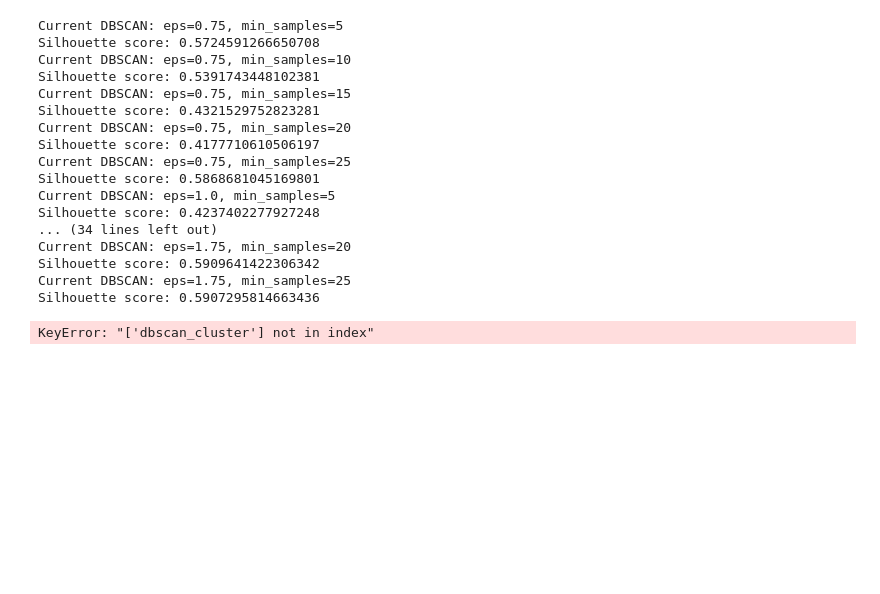
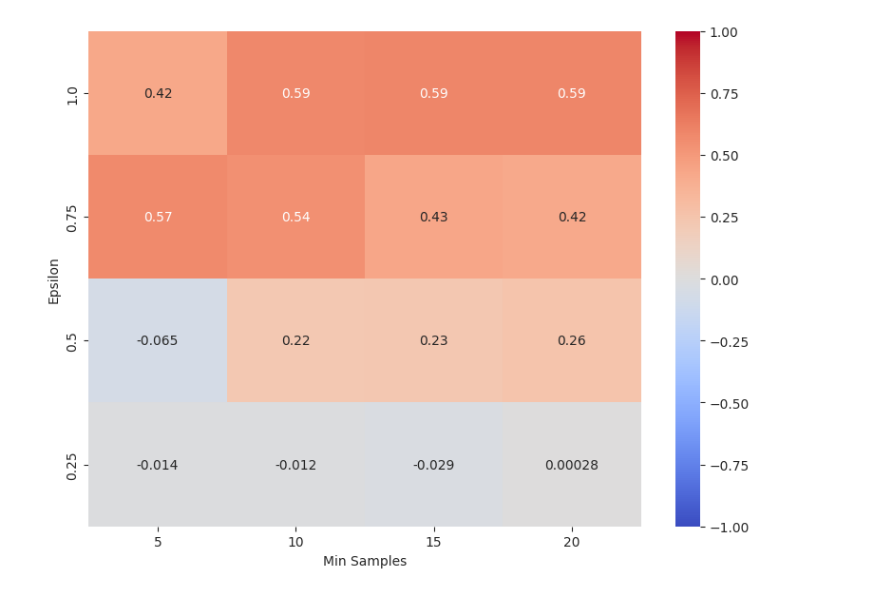
Before and after one commit to vicmcl/e-commerce, a Jupyter notebook: notebook_essais.ipynb, the cells around one changed output. Cells and saved outputs as stored; diff of their text form; code cells hidden in the pictures; blank space fills up the shorter version.

```diff
--- a/notebook_essais.ipynb
+++ b/notebook_essais.ipynb
@@ -80,58 +146,20 @@ with open(drive_project_dir / f'k_means_{k}.pkl', 'wb') as f:
 # %%
 # DBSCAN clustering
 param_grid = {
-    'eps': [0.75, 1.0, 1.25, 1.5, 1.75],
-    'min_samples': [5, 10, 15, 20, 25]
+    'eps': [0.25, 0.5, 0.75, 1.0],
+    'min_samples': [5, 10, 15, 20]
 }
 
-scores = dict()
-models_dbscan = dict()
+models_dbscan = dict()  # Dict to keep track of all the DBSCAN models
+scores = dict()         # Dict to keep track of all the silhouette scores
 
-for (eps, min_samples) in list(product(
-    param_grid['eps'],
-    param_grid['min_samples']
-)):
-    print(f'Current DBSCAN: eps={eps}, min_samples={min_samples}')
-    dbscan = DBSCAN(
-        eps=eps,
-        min_samples=min_samples,
-        n_jobs=-1
-    )
+for (eps, min_samples) in list(product(param_grid['eps'], param_grid['min_samples'])):
+    # Initialize the DBSCAN model with the current set of params
+    dbscan = DBSCAN(eps=eps, min_samples=min_samples, n_jobs=-1)
+
+    # Create the clusters and calculate the corresponding silhouette score
     df[f'dbscan_eps_{eps}_ms_{min_samples}'] = dbscan.fit_predict(features)
-    score = silhouette_score(
-        features,
-        df[f'dbscan_eps_{eps}_ms_{min_samples}']
-    )
-    print(f'Silhouette score: {score}')
+    score = silhouette_score(features, df[f'dbscan_eps_{eps}_ms_{min_samples}'])
+
     scores[(eps, min_samples)] = score
     models_dbscan[(eps, min_samples)] = dbscan
-# %% [output]
-Current DBSCAN: eps=0.75, min_samples=5
-Silhouette score: 0.5724591266650708
-Current DBSCAN: eps=0.75, min_samples=10
-Silhouette score: 0.5391743448102381
-Current DBSCAN: eps=0.75, min_samples=15
-Silhouette score: 0.4321529752823281
-Current DBSCAN: eps=0.75, min_samples=20
-Silhouette score: 0.4177710610506197
-Current DBSCAN: eps=0.75, min_samples=25
-Silhouette score: 0.5868681045169801
-Current DBSCAN: eps=1.0, min_samples=5
-Silhouette score: 0.4237402277927248
-... (34 lines left out)
-Current DBSCAN: eps=1.75, min_samples=20
-Silhouette score: 0.5909641422306342
-Current DBSCAN: eps=1.75, min_samples=25
-Silhouette score: 0.5907295814663436
-# %%
-cols = df.columns.tolist()[:len(features.columns)] + ['dbscan_cluster']
-sns.pairplot(
-    df[cols].sample(2000),
-    hue='dbscan_cluster',
-    palette='viridis',
-    corner=True
-)
-
-plt.tight_layout()
-# %% [output]
-KeyError: "['dbscan_cluster'] not in index"
@@ -137,0 +172,19 @@ KeyError: "['dbscan_cluster'] not in index"
+# %%
+scores_df = pd.DataFrame(
+    index=sorted(list(set(key[0] for key in scores.keys())), reverse=True),
+    columns=sorted(list(set(key[1] for key in scores.keys())))
+)
+
+for key, value in scores.items():
+    a, b = key
+    scores_df.at[a, b] = value
+
+scores_df = scores_df.astype(float)
+# %%
+fig = plt.figure(figsize=(8, 6))
+sns.heatmap(scores_df, annot=True, cmap="coolwarm", vmin=-1, vmax=1)
+plt.xlabel('Min Samples')
+plt.ylabel('Epsilon')
+plt.tight_layout()
+# %% [output]
+[figure, added]
```
Also changed, not shown: parts of 17 cells of this notebook.
